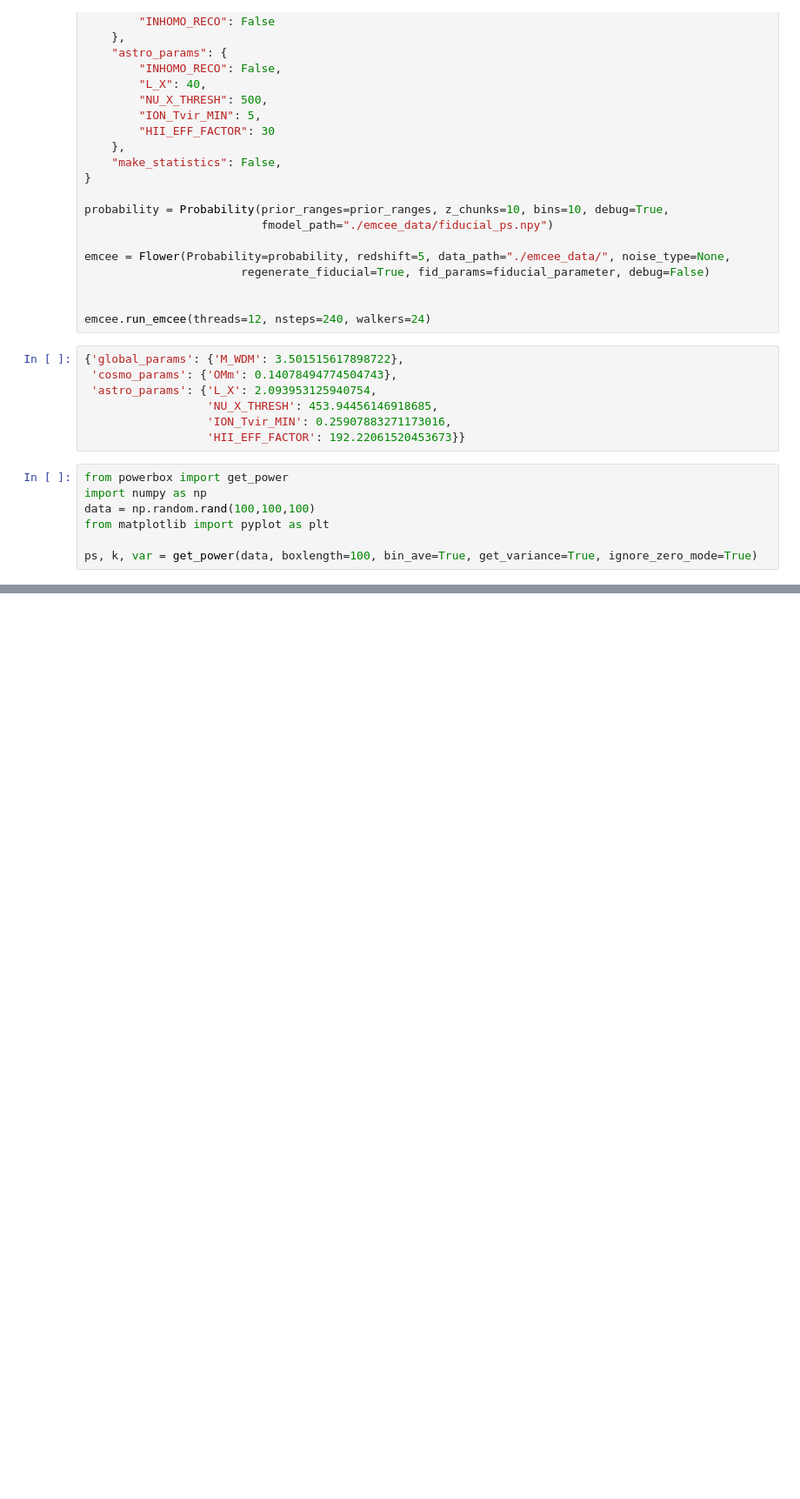
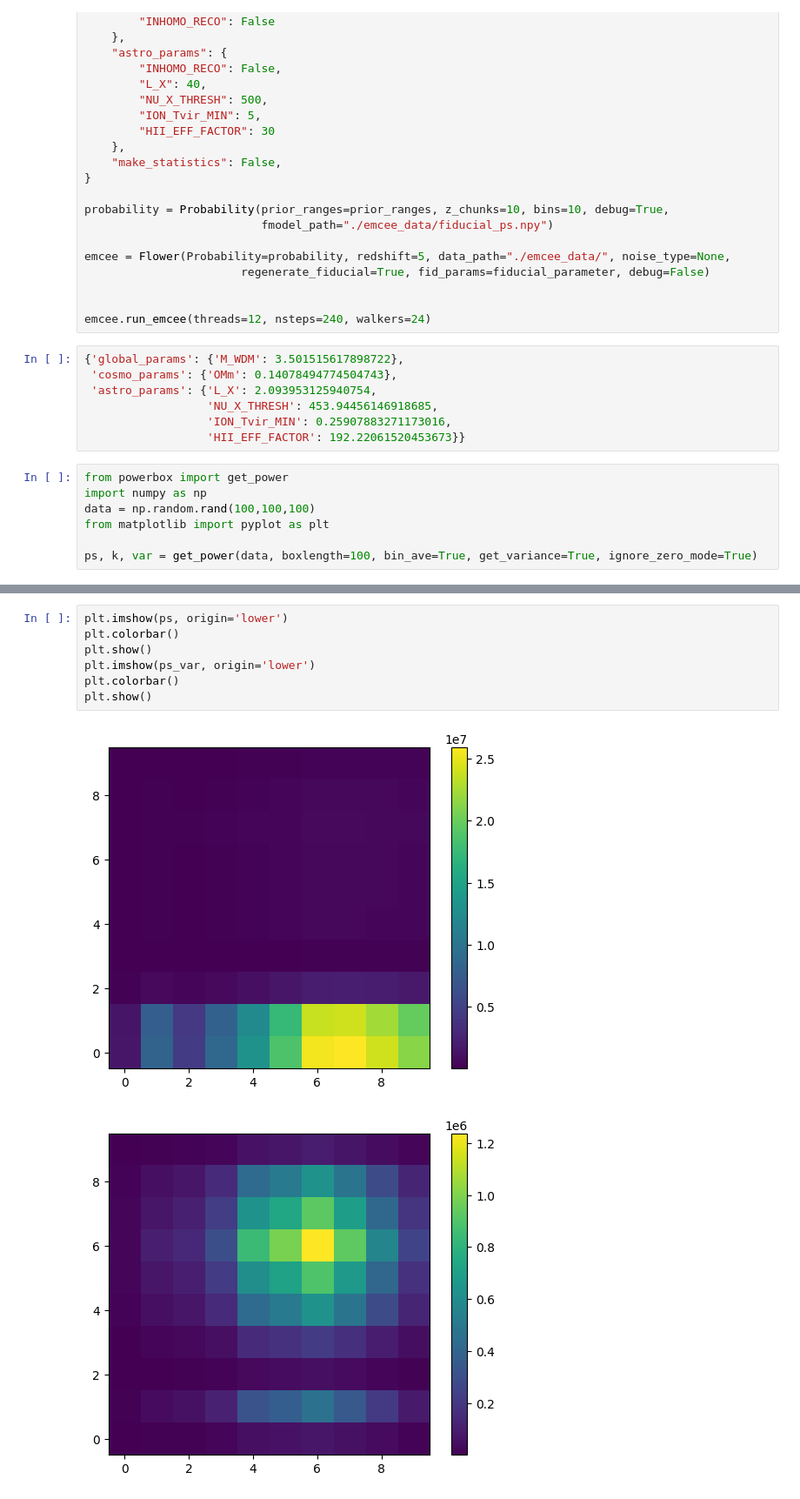
Before and after one commit to astro-ML/21cm-wrapper, a Jupyter notebook: test_mcmc.ipynb, the cells around one changed output, grey strips where cells are left out. Shown: that part at 87% size. Cells and saved outputs as stored; diff of their text form; blank space fills up the shorter version.

```diff
--- a/test_mcmc.ipynb
+++ b/test_mcmc.ipynb
@@ -74,0 +95,10 @@ ps.shape
+# %%
+plt.imshow(ps, origin='lower')
+plt.colorbar()
+plt.show()
+plt.imshow(ps_var, origin='lower')
+plt.colorbar()
+plt.show()
+# %% [output]
+[figure, added]
+[figure, added]
```
Also changed, not shown: parts of 5 cells of this notebook, 1 other file.
